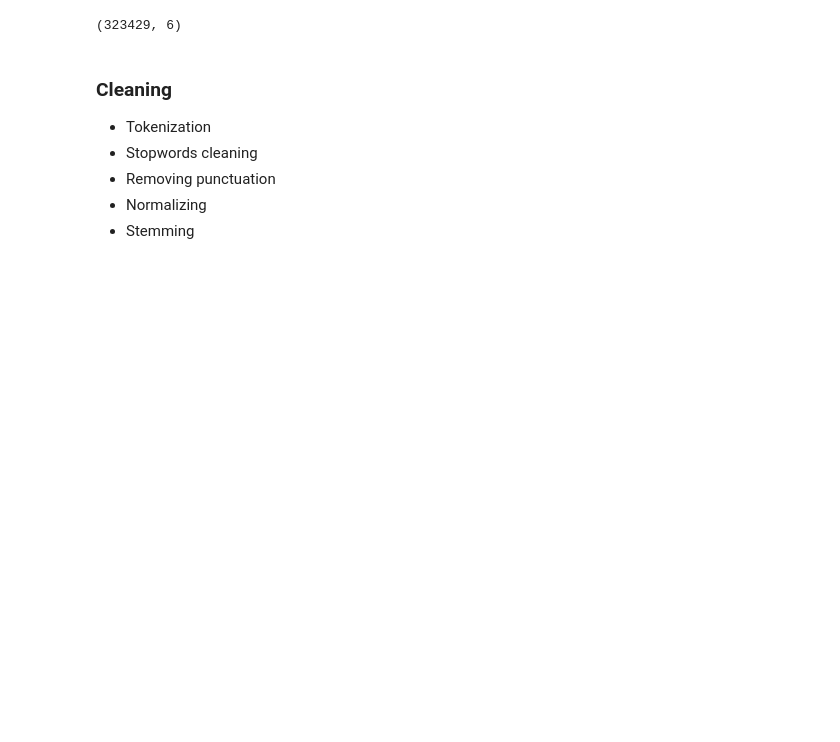
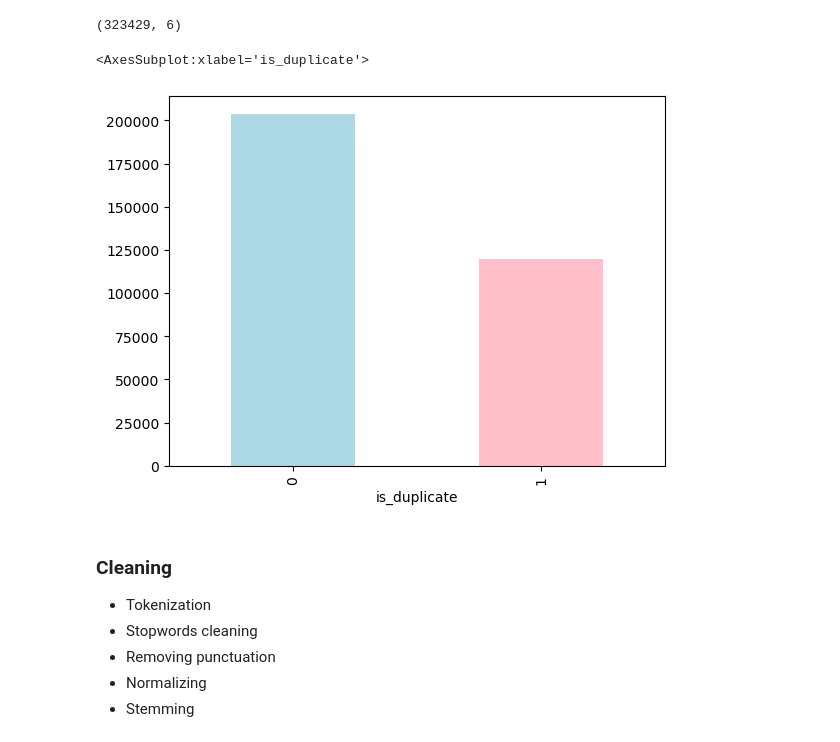
Before and after one commit to MillanAir/mini-project-V, a Jupyter notebook: mini_project_V.ipynb, the cells around one changed output. Cells and saved outputs as stored; diff of their text form; code cells hidden in the pictures; blank space fills up the shorter version.

Commit message:
added image

```diff
--- a/mini_project_V.ipynb
+++ b/mini_project_V.ipynb
@@ -89,6 +89,15 @@ dtype: int64
 train.shape
 # %% [output]
 (323429, 6)
+# %%
+# plot count of is_duplicate 1 vs 0
+import matplotlib.pyplot as plt
+
+# 1 is duplicate and 0 is not duplicate and different color 1 is blue and 0 is red
+train.groupby("is_duplicate")["id"].count().plot.bar(color=['lightblue', 'pink'])
+# %% [output]
+<AxesSubplot:xlabel='is_duplicate'>
+[figure, added]
 # %% [markdown]
 ### Cleaning
 
```
